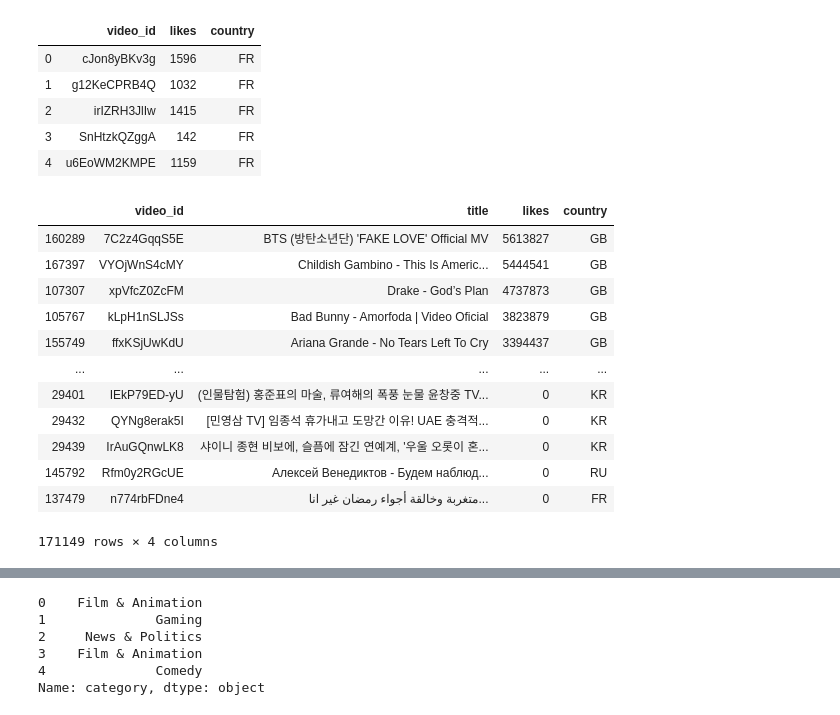
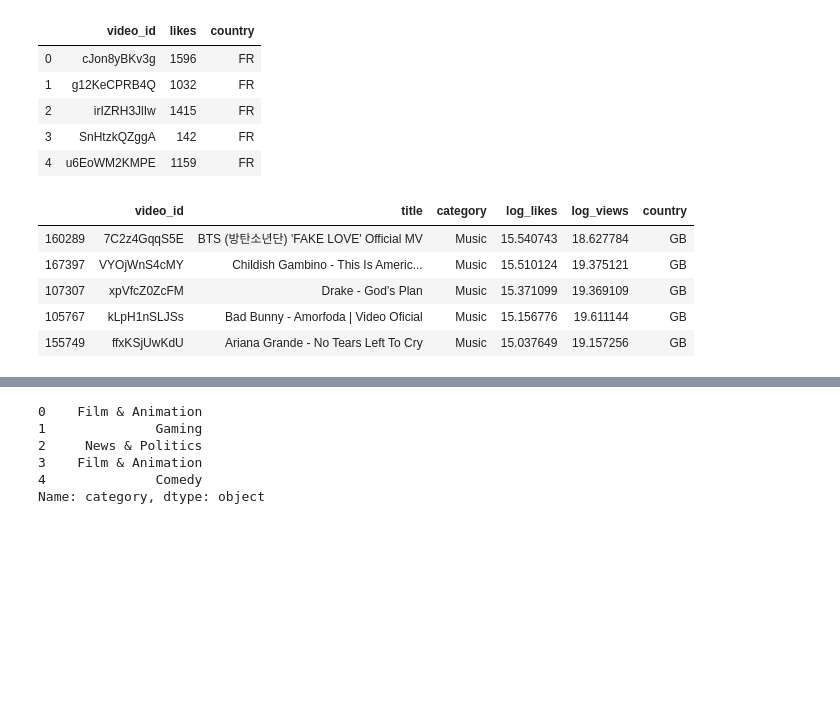
Before and after one commit to krispeta21/Capstone1, a Jupyter notebook: youtube-revised.ipynb, the cells around one changed output, grey strips where cells are left out. Drawn from its saved outputs; the diff is of its cells as text; code cells hidden in the pictures; blank space fills up the shorter version.

Commit message:
Set top 100 liked videos, added bar charts by country and category

```diff
--- a/youtube-revised.ipynb
+++ b/youtube-revised.ipynb
@@ -124,19 +72,13 @@ video_likes.head()
 | 3 | SnHtzkQZggA | 142 | FR |
 | 4 | u6EoWM2KMPE | 1159 | FR |
 # %%
-video_likes = pd.DataFrame(df, columns=['video_id','title','likes', 'country'])
-video_likes.sort_values(by=['likes'], ascending=False)
+video_likes_base = pd.DataFrame(df, columns=['video_id','title','category','log_likes', 'log_views', 'country'])
+video_likes = video_likes_base.sort_values(by=['log_likes'], ascending=False)
+video_likes.head()
 # %% [output]
-|  | video_id | title | likes | country |
-| 160289 | 7C2z4GqqS5E | BTS (방탄소년단) 'FAKE LOVE' Official MV | 5613827 | GB |
-| 167397 | VYOjWnS4cMY | Childish Gambino - This Is Americ... | 5444541 | GB |
-| 107307 | xpVfcZ0ZcFM | Drake - God’s Plan | 4737873 | GB |
-| 105767 | kLpH1nSLJSs | Bad Bunny - Amorfoda | Video Oficial | 3823879 | GB |
-| 155749 | ffxKSjUwKdU | Ariana Grande - No Tears Left To Cry | 3394437 | GB |
-| ... | ... | ... | ... | ... |
-| 29401 | IEkP79ED-yU | (인물탐험) 홍준표의 마술, 류여해의 폭풍 눈물 윤창중 TV... | 0 | KR |
-| 29432 | QYNg8erak5I | [민영삼 TV] 임종석 휴가내고 도망간 이유! UAE 충격적... | 0 | KR |
-| 29439 | IrAuGQnwLK8 | 샤이니 종현 비보에, 슬픔에 잠긴 연예계, '우울 오롯이 혼... | 0 | KR |
-| 145792 | Rfm0y2RGcUE | Алексей Венедиктов - Будем наблюд... | 0 | RU |
-| 137479 | n774rbFDne4 | متغربة وخالقة أجواء رمضان غير انا... | 0 | FR |
+|  | video_id | title | category | log_likes | log_views | country |
+| 160289 | 7C2z4GqqS5E | BTS (방탄소년단) 'FAKE LOVE' Official MV | Music | 15.540743 | 18.627784 | GB |
+| 167397 | VYOjWnS4cMY | Childish Gambino - This Is Americ... | Music | 15.510124 | 19.375121 | GB |
+| 107307 | xpVfcZ0ZcFM | Drake - God’s Plan | Music | 15.371099 | 19.369109 | GB |
+| 105767 | kLpH1nSLJSs | Bad Bunny - Amorfoda | Video Oficial | Music | 15.156776 | 19.611144 | GB |
+| 155749 | ffxKSjUwKdU | Ariana Grande - No Tears Left To Cry | Music | 15.037649 | 19.157256 | GB |
-171149 rows × 4 columns
```
Also changed, not shown: parts of 18 cells of this notebook.
